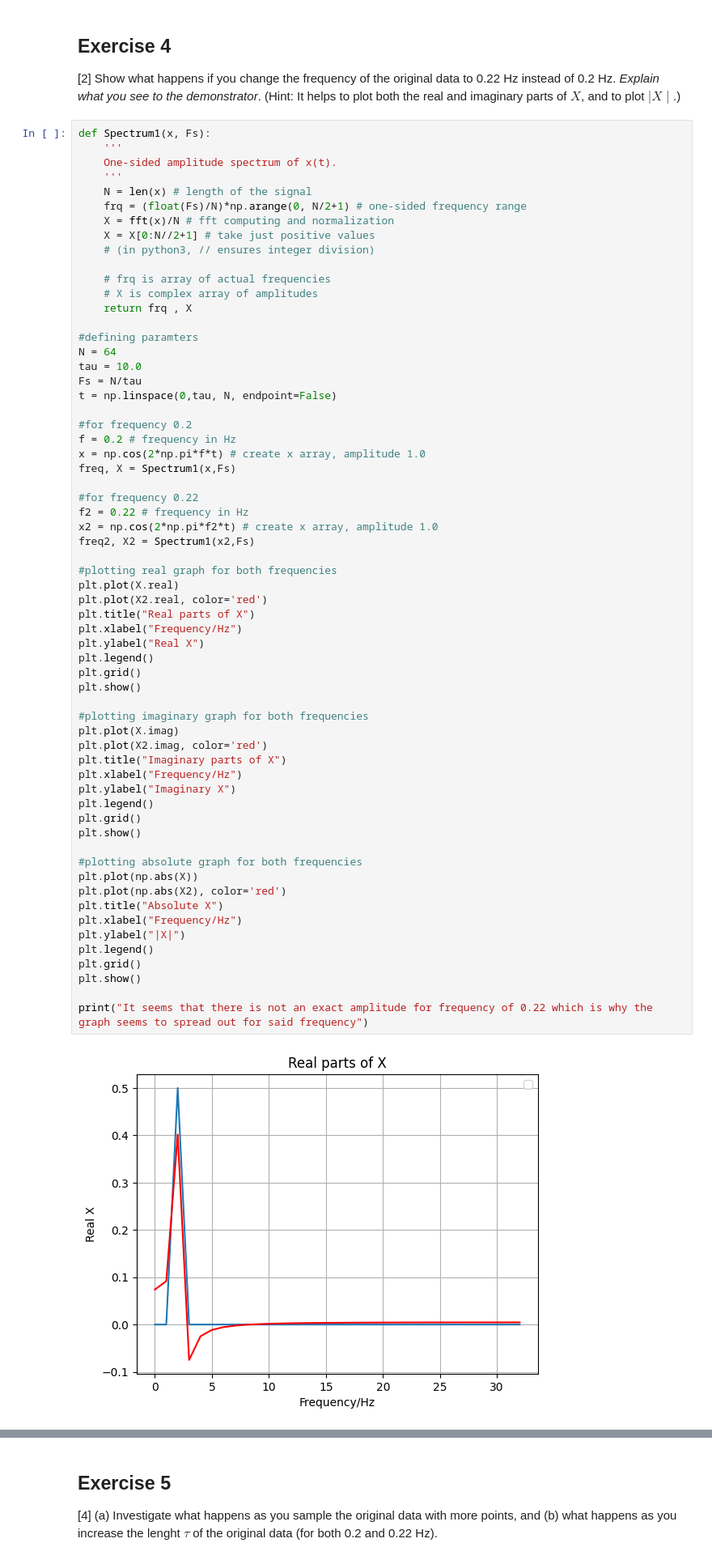
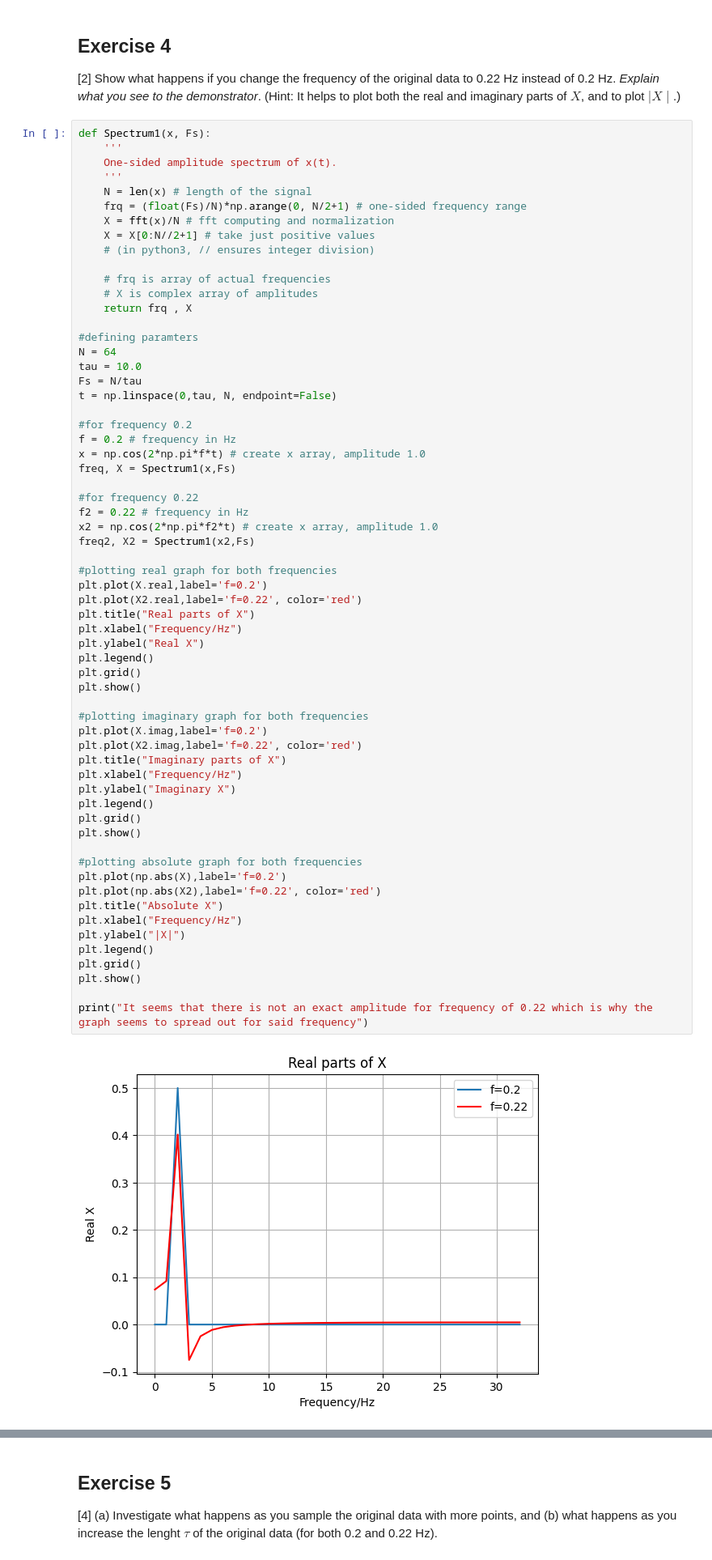
Before and after one commit to PX2145-2025/week-10-b-beckylorden, a Jupyter notebook: FFT.ipynb, the cells around one changed output, grey strips where cells are left out. Shown: that part at 81% size. Drawn from its saved outputs; the diff is of its cells as text.

```diff
--- a/FFT.ipynb
+++ b/FFT.ipynb
@@ -436,37 +436,37 @@ freq, X = Spectrum1(x,Fs)
 f2 = 0.22 # frequency in Hz
 x2 = np.cos(2*np.pi*f2*t) # create x array, amplitude 1.0
 freq2, X2 = Spectrum1(x2,Fs)
 
 #plotting real graph for both frequencies
-plt.plot(X.real)
-plt.plot(X2.real, color='red')
+plt.plot(X.real,label='f=0.2')
+plt.plot(X2.real,label='f=0.22', color='red')
 plt.title("Real parts of X")
 plt.xlabel("Frequency/Hz")
 plt.ylabel("Real X")
 plt.legend()
 plt.grid()
 plt.show()
 
 #plotting imaginary graph for both frequencies
-plt.plot(X.imag)
-plt.plot(X2.imag, color='red')
+plt.plot(X.imag,label='f=0.2')
+plt.plot(X2.imag,label='f=0.22', color='red')
 plt.title("Imaginary parts of X")
 plt.xlabel("Frequency/Hz")
 plt.ylabel("Imaginary X")
 plt.legend()
 plt.grid()
 plt.show()
 
 #plotting absolute graph for both frequencies
-plt.plot(np.abs(X))
-plt.plot(np.abs(X2), color='red')
+plt.plot(np.abs(X),label='f=0.2')
+plt.plot(np.abs(X2),label='f=0.22', color='red')
 plt.title("Absolute X")
 plt.xlabel("Frequency/Hz")
 plt.ylabel("|X|")
 plt.legend()
 plt.grid()
 plt.show()
 
 print("It seems that there is not an exact amplitude for frequency of 0.22 which is why the graph seems to spread out for said frequency")
 # %% [output]
-[figure, old version]
+[figure, new version]
```
Also changed, not shown: parts of 5 cells of this notebook.
